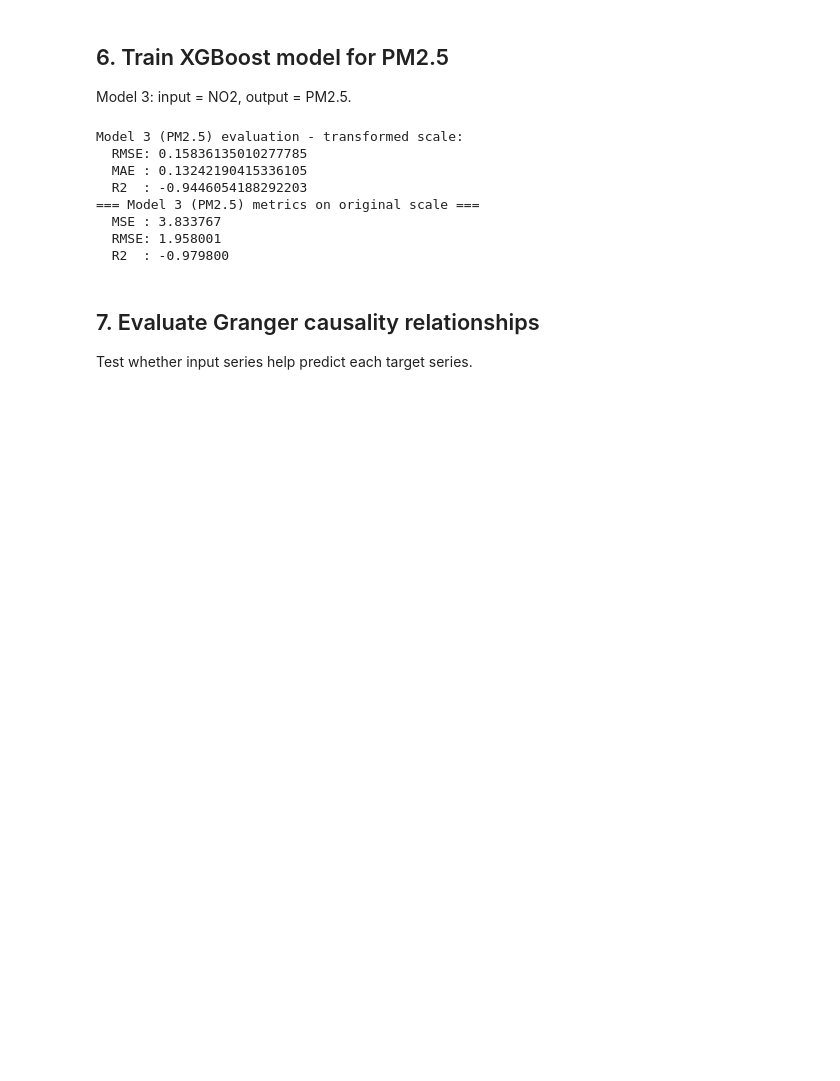
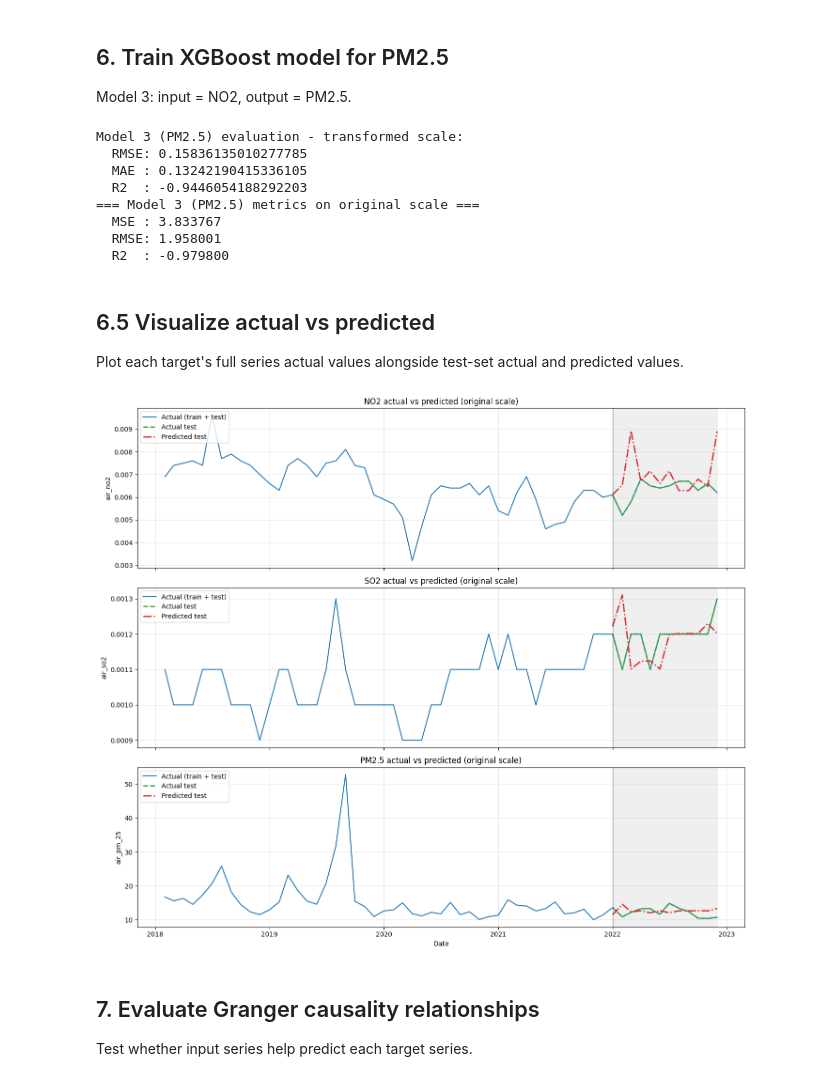
Before and after one commit to thelazycat-0728/COS40007-Design-Project, a Jupyter notebook: XGBoost_Multivariate/xgboost_multivariate_models.ipynb, the cells around one changed output. Saved outputs shown, nothing was run; the diff lists cells and outputs as text; code cells hidden in the pictures; blank space fills up the shorter version.

```diff
--- a/XGBoost_Multivariate/xgboost_multivariate_models.ipynb
+++ b/XGBoost_Multivariate/xgboost_multivariate_models.ipynb
@@ -276,6 +276,37 @@ Model 3 (PM2.5) evaluation - transformed scale:
   MSE : 3.833767
   RMSE: 1.958001
   R2  : -0.979800
+# %% [markdown]
+## 6.5 Visualize actual vs predicted
+Plot each target's full series actual values alongside test-set actual and predicted values.
+# %%
+plot_models = [
+    ('NO2', 'air_no2', y1_pred_orig, y1_test_orig),
+    ('SO2', 'air_so2', y2_pred_orig, y2_test_orig),
+    ('PM2.5', 'air_pm_25', y3_pred_orig, y3_test_orig)
+]
+
+full_dates = df.loc[processed_df.index, 'date']
+test_dates = df.loc[test_df.index, 'date']
+
+fig, axes = plt.subplots(len(plot_models), 1, figsize=(14, 12), sharex=True)
+for ax, (label, series_name, y_pred_orig, y_test_orig) in zip(axes, plot_models):
+    actual_full = df.loc[processed_df.index, series_name]
+    ax.plot(full_dates, actual_full, color='tab:blue', linewidth=1.5, label='Actual (train + test)')
+    ax.plot(test_dates, y_test_orig, color='tab:green', linestyle='--', linewidth=2, label='Actual test')
+    ax.plot(test_dates, y_pred_orig, color='tab:red', linestyle='-.', linewidth=2, label='Predicted test')
+    ax.axvspan(test_dates.iloc[0], test_dates.iloc[-1], color='gray', alpha=0.12)
+    ax.axvline(test_dates.iloc[0], color='black', linestyle=':', linewidth=1)
+    ax.set_title(f'{label} actual vs predicted (original scale)')
+    ax.set_ylabel(series_name)
+    ax.grid(alpha=0.3)
+    ax.legend(loc='upper left')
+
+axes[-1].set_xlabel('Date')
+plt.tight_layout()
+plt.show()
+# %% [output]
+[figure, added]
 # %% [markdown]
 ## 7. Evaluate Granger causality relationships
 Test whether input series help predict each target series.
```
Also changed, not shown: 3 other files.
